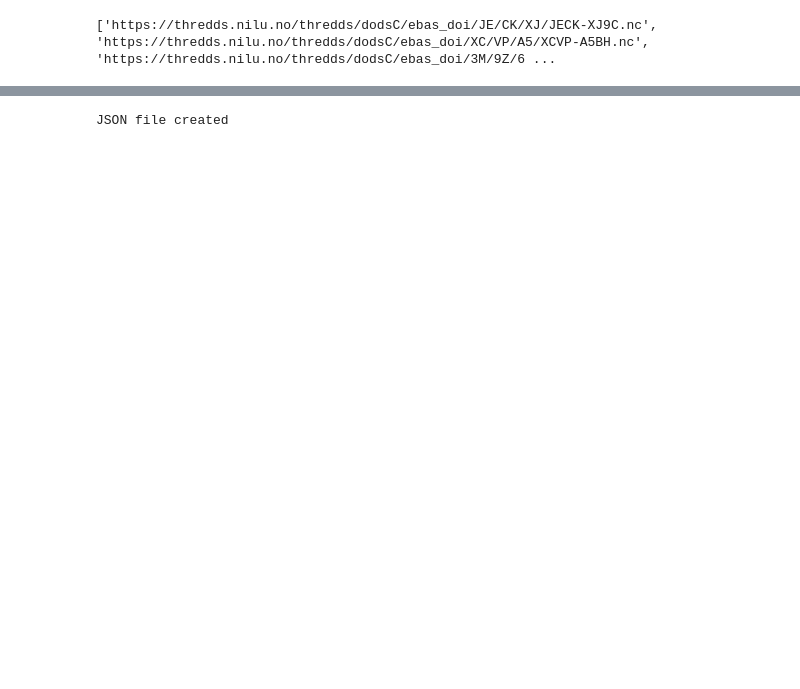
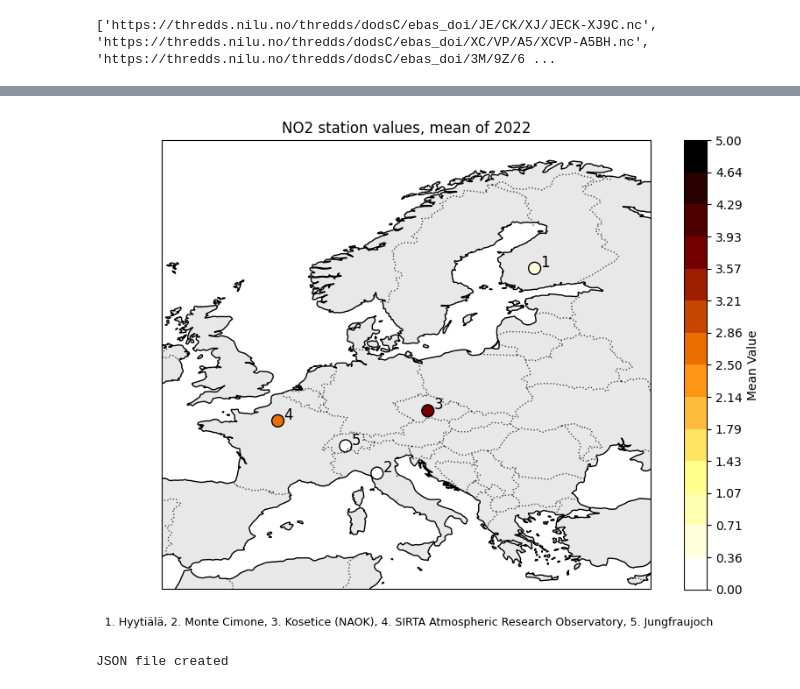
Before and after one commit to ch02120/actris-jupyter-hub, a Jupyter notebook: dev-actris-jupyter-hub/actris-norway-hackathon/use-case-4-averaging-maps/plot_monthly_mean_multi_sites.ipynb, the cells around one changed output, grey strips where cells are left out. Saved outputs shown, nothing was run; the diff lists cells and outputs as text; code cells hidden in the pictures; blank space fills up the shorter version.

```diff
--- a/dev-actris-jupyter-hub/actris-norway-hackathon/use-case-4-averaging-maps/plot_monthly_mean_multi_sites.ipynb
+++ b/dev-actris-jupyter-hub/actris-norway-hackathon/use-case-4-averaging-maps/plot_monthly_mean_multi_sites.ipynb
@@ -120,3 +163,79 @@ plt.close()
+# %%
+#Make a map plot, marking each station as a circle colored by its average
+#value of NO2
+
+mean_values=[]
+latitudes=[]
+longitudes=[]
+
+for site in monthly_means_all_sites:
+    meanvalues = np.nanmean(site.values.tolist())  # Convert the DataArray values to a list and average values over all 12 months
+    lat = site.attrs['ebas_station_latitude']
+    lon = site.attrs['ebas_station_longitude']
+
+    mean_values.append(meanvalues)
+    latitudes.append(lat)
+    longitudes.append(lon)
+
+
+# Convert longitudes and latitudes to float if they are not already
+longitudes = np.array(longitudes).astype(float)
+latitudes = np.array(latitudes).astype(float)
+
+#Choose max and min - this will depend on your data
+minval=0
+maxval=5
+
+# Create the map plot
+fig, ax = plt.subplots(figsize=(8, 6), subplot_kw={'projection': ccrs.PlateCarree()})
+
+# Add map features (coastlines, borders, etc.)
+ax.add_feature(cfeature.BORDERS, linestyle=':', alpha=0.7)
+ax.add_feature(cfeature.COASTLINE, linewidth=1)
+
+# Fill the continents with a light grey color
+ax.add_feature(cfeature.LAND, facecolor='lightgrey', alpha=0.5)
+
+# Define discrete color levels and the colormap
+cmap = get_cmap('afmhot').reversed()  # Choose your colormap, e.g., 'viridis', 'plasma', etc.
+ncolors=15 #15 color levels
+levels = np.linspace(minval, maxval, ncolors)  # Discrete values for the colorbar (e.g., from 0 to 1)
+norm = BoundaryNorm(boundaries=levels, ncolors=cmap.N)
+
+# Plot the stations as colored circles
+sc = ax.scatter(longitudes, latitudes, c=mean_values, cmap=cmap, norm=norm, s=100, edgecolor='black')
+
+## Add station names as text next to each marker
+#for lon, lat, name in zip(longitudes, latitudes, site_name_list):
+#    ax.text(lon + 0.5, lat + 0.5, name, fontsize=9,fontweight='bold', ha='left', va='center', transform=ccrs.PlateCarree())
+
+# Numerate the stations on the map
+for i, (lon, lat) in enumerate(zip(longitudes, latitudes), start=1):
+    ax.text(lon + 0.5, lat + 0.5, str(i), fontsize=12, ha='left', va='center',
+            transform=ccrs.PlateCarree())#, fontweight='bold')
+
+# Add a colorbar with discrete intervals
+cbar = plt.colorbar(sc, ax=ax, orientation='vertical', pad=0.05)
+cbar.set_label('Mean Value')
+cbar.set_ticks(levels)  # Set colorbar ticks to discrete levels
+cbar.ax.set_yticklabels([f'{level:.2f}' for level in levels])  # Customize tick labels if needed
+
+# Set titles, labels, and other map properties
+ax.set_title('NO2 station values, mean of '+str(year_interested))
+
+ax.set_extent([min(longitudes) - 10, max(longitudes) + 10, min(latitudes) - 10, max(latitudes) + 10])  # Set the extent of the map
+
+# Add the legend as text, positioned just below the map
+legend_text = ", ".join([f"{i}. {name}" for i, name in enumerate(site_name_list, start=1)])
+plt.figtext(0.01, 0.02, legend_text, ha="left", fontsize=9, wrap=True)
+
+# Adjust the layout to avoid cutting off the legend
+plt.tight_layout(rect=[0, 0.05, 1, 1])
+
+plt.show()
+plt.close()
+# %% [output]
+[figure, added]
 # %%
 import json
 import math
```
Also changed, not shown: parts of 8 cells of this notebook, 1 other file.
